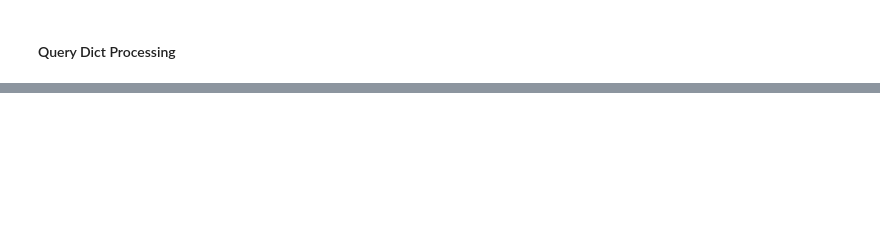
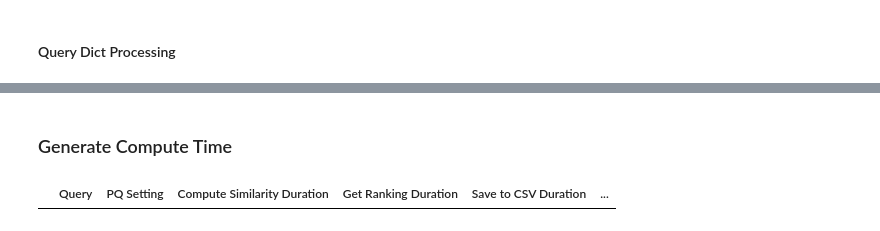
Before and after one commit to titim789/Data_Analytics_Project, a Jupyter notebook: ProductQuantization.ipynb, the cells around one changed output, grey strips where cells are left out. Saved outputs shown, nothing was run; the diff lists cells and outputs as text; code cells hidden in the pictures; blank space fills up the shorter version.

```diff
--- a/ProductQuantization.ipynb
+++ b/ProductQuantization.ipynb
@@ -590,0 +490,8 @@ Name: Data, dtype: object
+# %% [markdown]
+### Generate Compute Time
+# %%
+# Create a new dataframe to store the results
+compute_time_df = pd.DataFrame(columns=['Query', 'PQ Setting', 'Compute Similarity Duration', 'Get Ranking Duration', 'Save to CSV Duration', 'Basic Compute Duration', 'True Compute Duration'])
+compute_time_df.head()
+# %% [output]
+|  | Query | PQ Setting | Compute Similarity Duration | Get Ranking Duration | Save to CSV Duration | ... |
```
Also changed, not shown: parts of 19 cells of this notebook, 11 other files.
